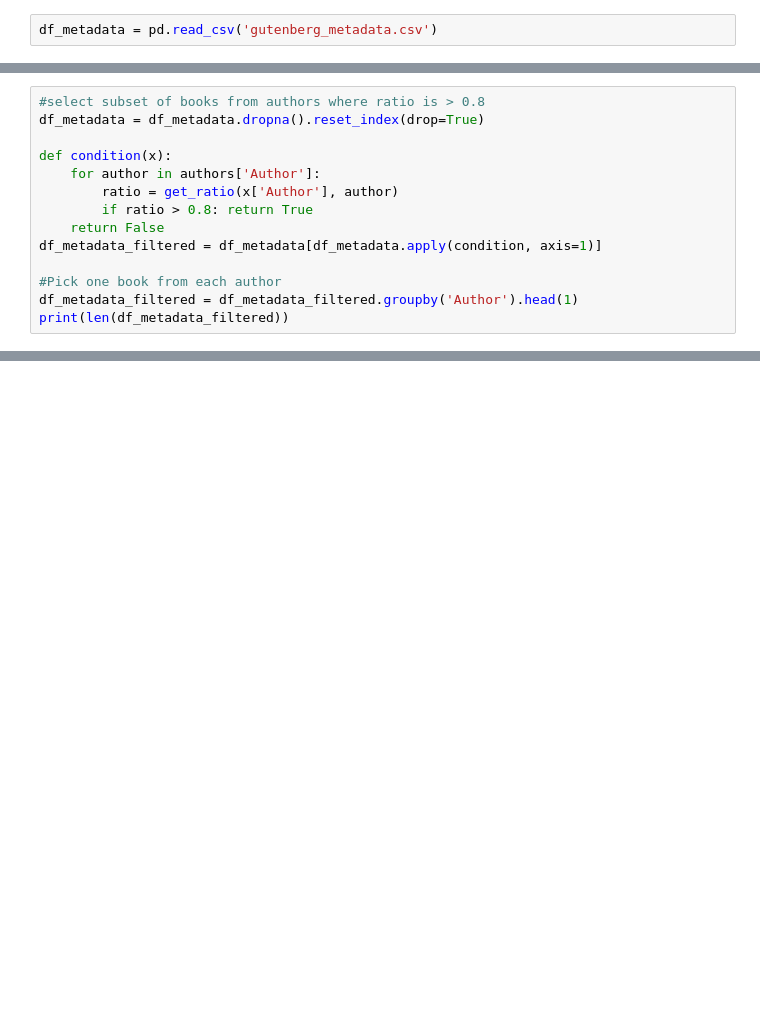
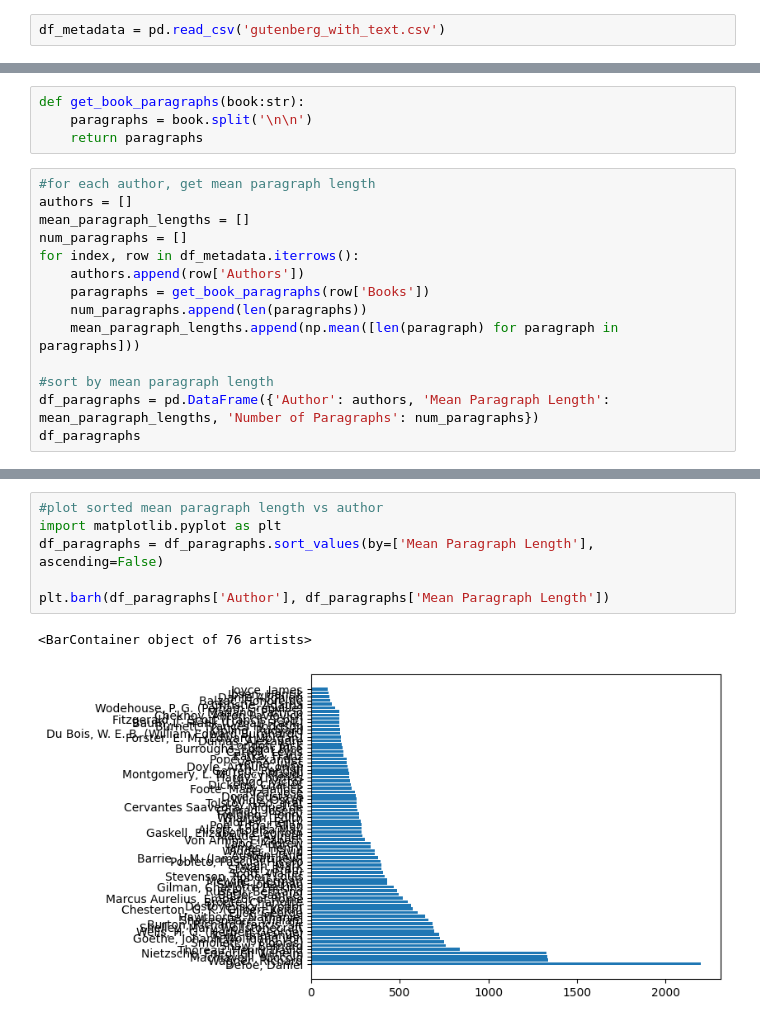
Before and after one commit to camilaborinsky/NLP-books, a Jupyter notebook: eda.ipynb, the cells around one changed output, grey strips where cells are left out. Saved outputs shown, nothing was run; the diff lists cells and outputs as text; blank space fills up the shorter version.

Commit message:
Download books Paragraphs graphs
Co-authored-by: Camila Borinsky <cborinsky@itba.edu.ar>

```diff
--- a/eda.ipynb
+++ b/eda.ipynb
@@ -6,2 +4,2 @@ from difflib import SequenceMatcher
 # %%
-df_metadata = pd.read_csv('gutenberg_metadata.csv')
+df_metadata = pd.read_csv('gutenberg_with_text.csv')
@@ -38,14 +5,0 @@ def get_ratio(str1: str, str2: str):
-# %%
-#select subset of books from authors where ratio is > 0.8
-df_metadata = df_metadata.dropna().reset_index(drop=True)
-
-def condition(x):
-    for author in authors['Author']:
-        ratio = get_ratio(x['Author'], author)
-        if ratio > 0.8: return True
-    return False
-df_metadata_filtered = df_metadata[df_metadata.apply(condition, axis=1)]
-
-#Pick one book from each author
-df_metadata_filtered = df_metadata_filtered.groupby('Author').head(1)
-print(len(df_metadata_filtered))
@@ -53,0 +6,18 @@ print(len(df_metadata_filtered))
+# %%
+def get_book_paragraphs(book:str):
+    paragraphs = book.split('\n\n')
+    return paragraphs
+# %%
+#for each author, get mean paragraph length
+authors = []
+mean_paragraph_lengths = []
+num_paragraphs = []
+for index, row in df_metadata.iterrows():
+    authors.append(row['Authors'])
+    paragraphs = get_book_paragraphs(row['Books'])
+    num_paragraphs.append(len(paragraphs))
+    mean_paragraph_lengths.append(np.mean([len(paragraph) for paragraph in paragraphs]))
+
+#sort by mean paragraph length
+df_paragraphs = pd.DataFrame({'Author': authors, 'Mean Paragraph Length': mean_paragraph_lengths, 'Number of Paragraphs': num_paragraphs})
+df_paragraphs
@@ -53,0 +38,9 @@ print(len(df_metadata_filtered))
+# %%
+#plot sorted mean paragraph length vs author
+import matplotlib.pyplot as plt
+df_paragraphs = df_paragraphs.sort_values(by=['Mean Paragraph Length'], ascending=False)
+
+plt.barh(df_paragraphs['Author'], df_paragraphs['Mean Paragraph Length'])
+# %% [output]
+<BarContainer object of 76 artists>
+[figure, added]
```
Also changed, not shown: parts of 9 cells of this notebook, 5 other files.
